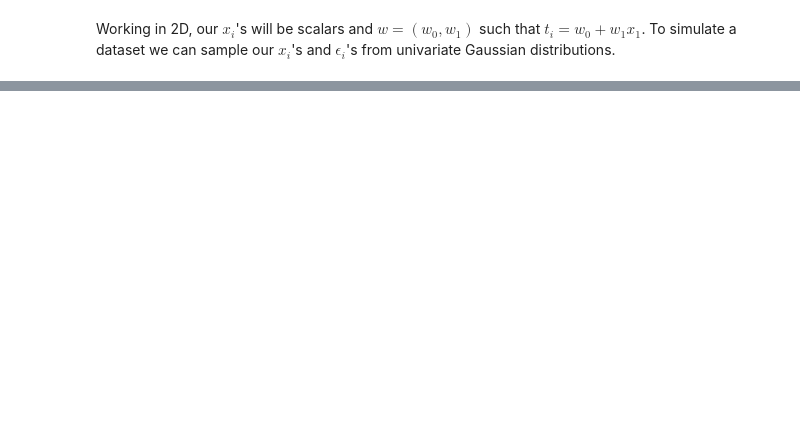
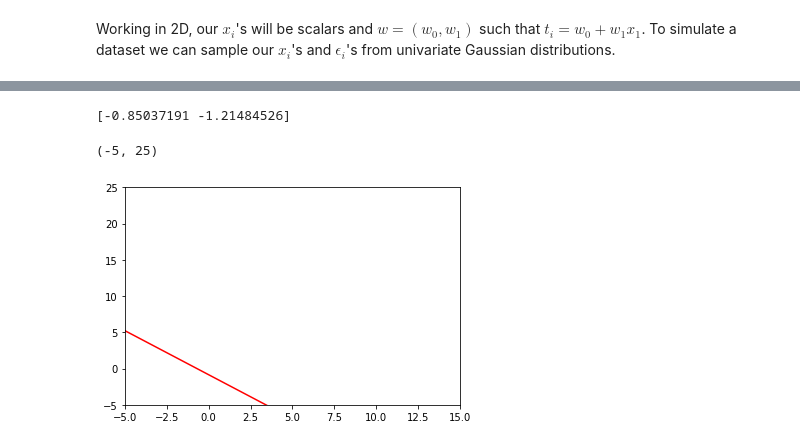
Before and after one commit to chaue/BayesianUpdate, a Jupyter notebook: SequentialLearning.ipynb, the cells around one changed output, grey strips where cells are left out. Drawn from its saved outputs; the diff is of its cells as text; code cells hidden in the pictures; blank space fills up the shorter version.

```diff
--- a/SequentialLearning.ipynb
+++ b/SequentialLearning.ipynb
@@ -50,4 +52,4 @@ plt.ylim([0, 25])
 # %%
-wmu = np.array([0, 0])
+m0 = np.zeros(dim)
 alpha = 0.5
-wsigma = alpha * np.eye(2)
+S0 = alpha * np.eye(dim)
@@ -58,0 +56,15 @@ array([[-0.68732838,  0.05253673]])
+# %%
+w = np.random.multivariate_normal(mean = m0, cov = S0)
+
+linex = np.linspace(-5, 25, 10000)
+liney = w[0] + w[1]*linex
+
+print(w)
+
+plt.plot(linex, liney, 'r')
+plt.xlim([-5, 15])
+plt.ylim([-5, 25])
+# %% [output]
+[-0.85037191 -1.21484526]
+(-5, 25)
+[figure, added]
```
Also changed, not shown: parts of 17 cells of this notebook.
